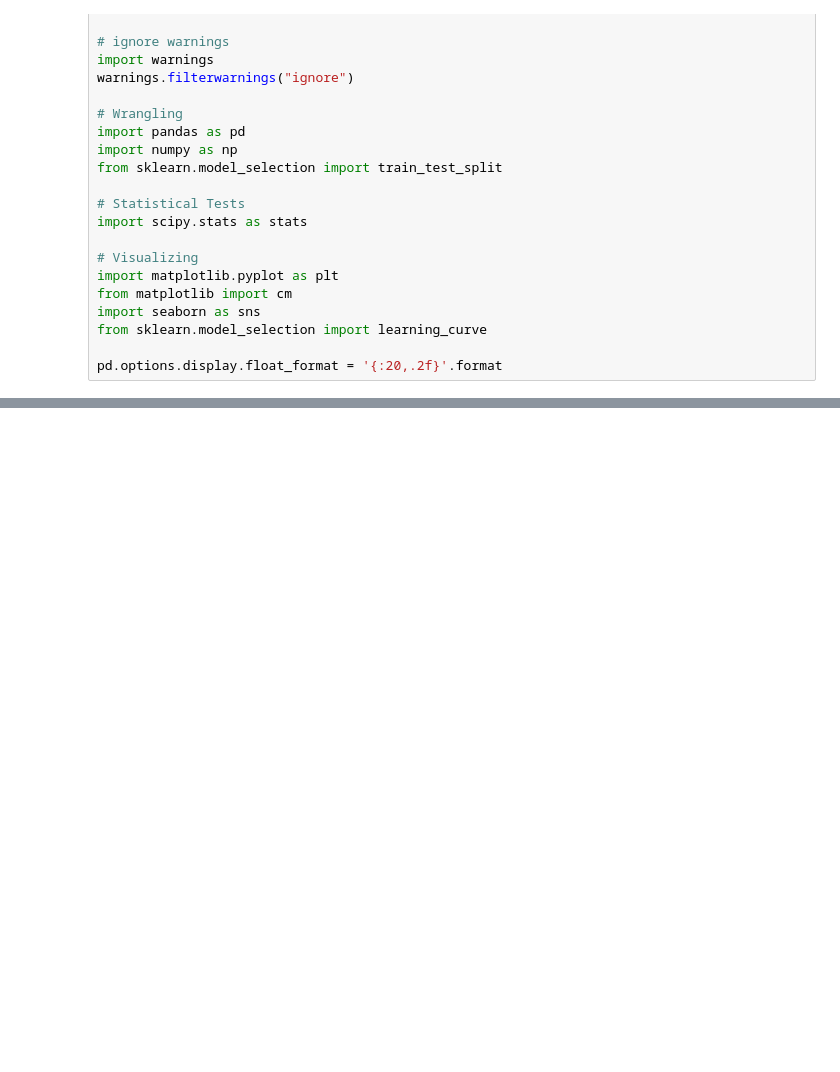
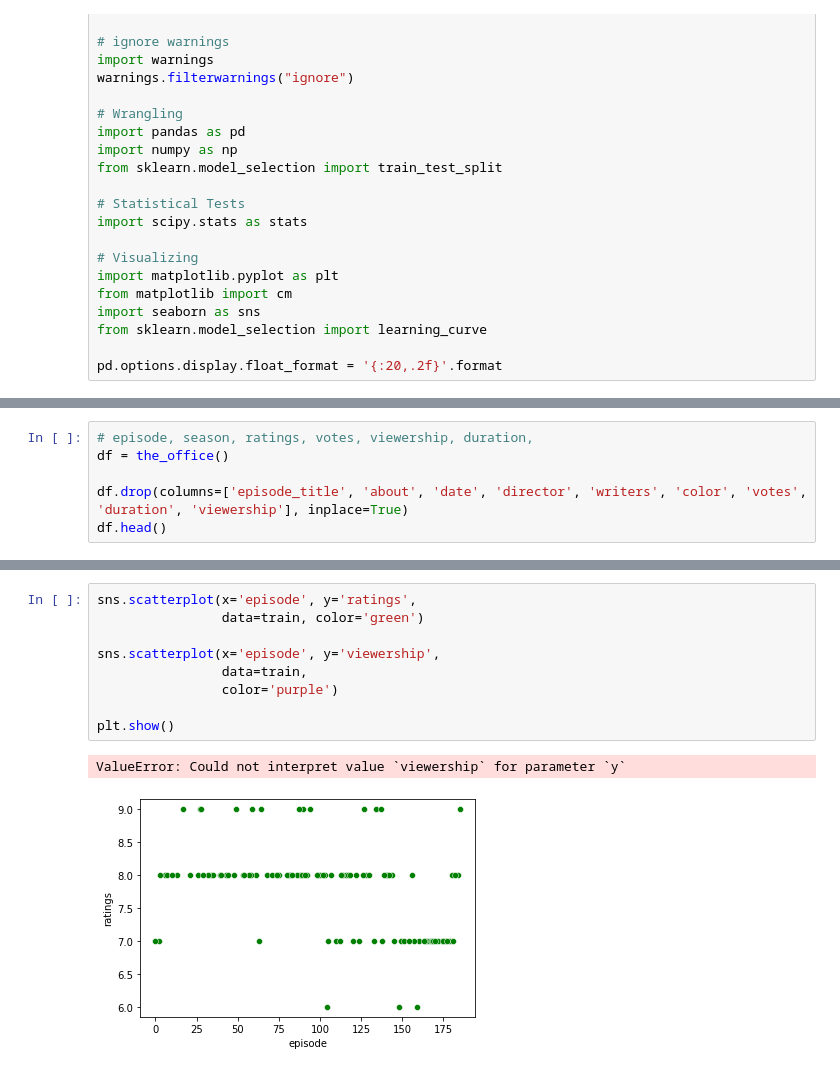
Before and after one commit to jamesallen0351/the_office, a Jupyter notebook: office_scratchpad.ipynb, the cells around one changed output, grey strips where cells are left out. Saved outputs shown, nothing was run; the diff lists cells and outputs as text; blank space fills up the shorter version.

```diff
--- a/office_scratchpad.ipynb
+++ b/office_scratchpad.ipynb
@@ -456,0 +305,6 @@ plt.show()
+# %%
+# episode, season, ratings, votes, viewership, duration,
+df = the_office()
+
+df.drop(columns=['episode_title', 'about', 'date', 'director', 'writers', 'color', 'votes', 'duration', 'viewership'], inplace=True)
+df.head()
@@ -456,0 +432,12 @@ plt.show()
+# %%
+sns.scatterplot(x='episode', y='ratings',
+                data=train, color='green')
+
+sns.scatterplot(x='episode', y='viewership',
+                data=train,
+                color='purple')
+
+plt.show()
+# %% [output]
+ValueError: Could not interpret value `viewership` for parameter `y`
+[figure, added]
```
Also changed, not shown: parts of 58 cells of this notebook.
